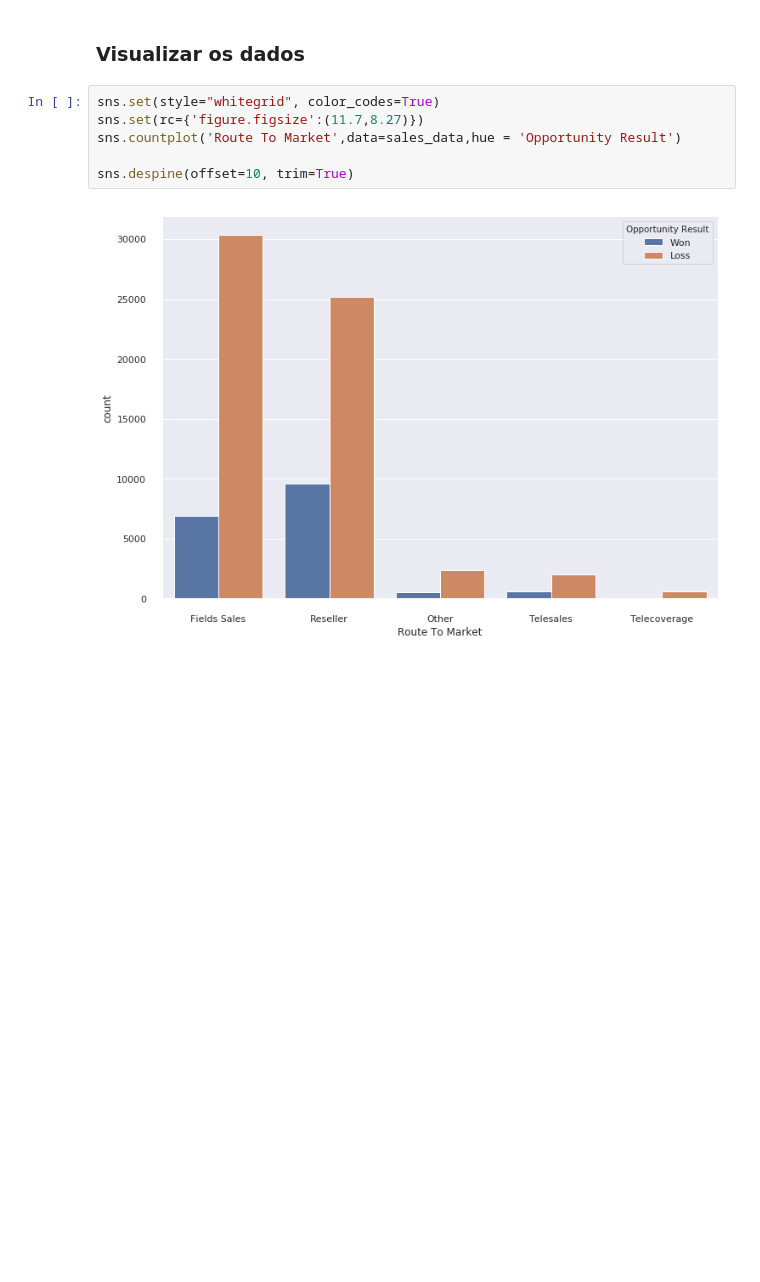
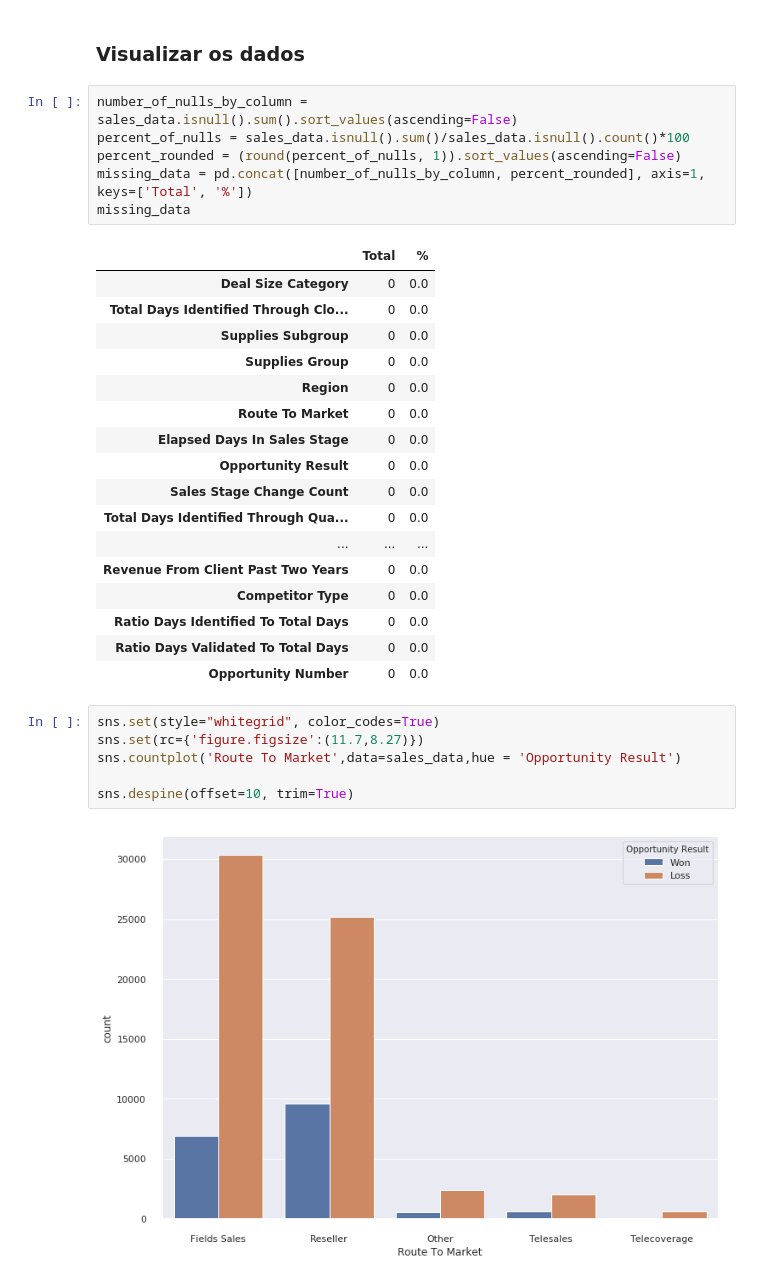
Before and after one commit to RaquelRufino/ProjetoIA, a Jupyter notebook: Sales.ipynb, the cells around one changed output. Drawn from its saved outputs; the diff is of its cells as text; blank space fills up the shorter version.

```diff
--- a/Sales.ipynb
+++ b/Sales.ipynb
@@ -60,6 +60,30 @@ sales_data.head(50)
 | 49 | 4604833 | Performance Parts | Performance & Non-auto | Midwest | Fields Sales | 89 | ... |
 # %% [markdown]
 ### Visualizar os dados
+# %%
+number_of_nulls_by_column = sales_data.isnull().sum().sort_values(ascending=False)
+percent_of_nulls = sales_data.isnull().sum()/sales_data.isnull().count()*100
+percent_rounded = (round(percent_of_nulls, 1)).sort_values(ascending=False)
+missing_data = pd.concat([number_of_nulls_by_column, percent_rounded], axis=1, keys=['Total', '%'])
+missing_data
+# %% [output]
+|  | Total | % |
+| Deal Size Category | 0 | 0.0 |
+| Total Days Identified Through Clo... | 0 | 0.0 |
+| Supplies Subgroup | 0 | 0.0 |
+| Supplies Group | 0 | 0.0 |
+| Region | 0 | 0.0 |
+| Route To Market | 0 | 0.0 |
+| Elapsed Days In Sales Stage | 0 | 0.0 |
+| Opportunity Result | 0 | 0.0 |
+| Sales Stage Change Count | 0 | 0.0 |
+| Total Days Identified Through Qua... | 0 | 0.0 |
+| ... | ... | ... |
+| Revenue From Client Past Two Years | 0 | 0.0 |
+| Competitor Type | 0 | 0.0 |
+| Ratio Days Identified To Total Days | 0 | 0.0 |
+| Ratio Days Validated To Total Days | 0 | 0.0 |
+| Opportunity Number | 0 | 0.0 |
 # %%
 sns.set(style="whitegrid", color_codes=True)
 sns.set(rc={'figure.figsize':(11.7,8.27)})
```
Also changed, not shown: parts of 7 cells of this notebook.
